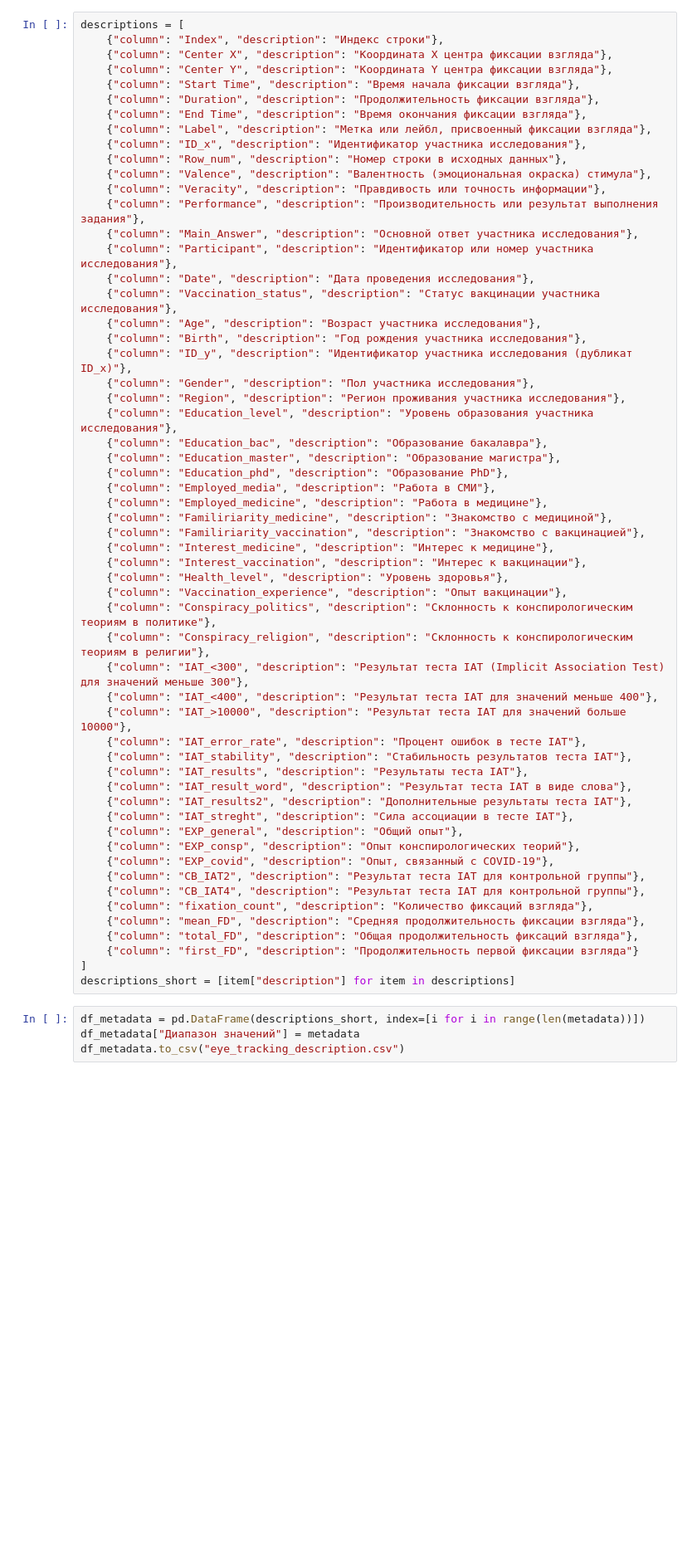
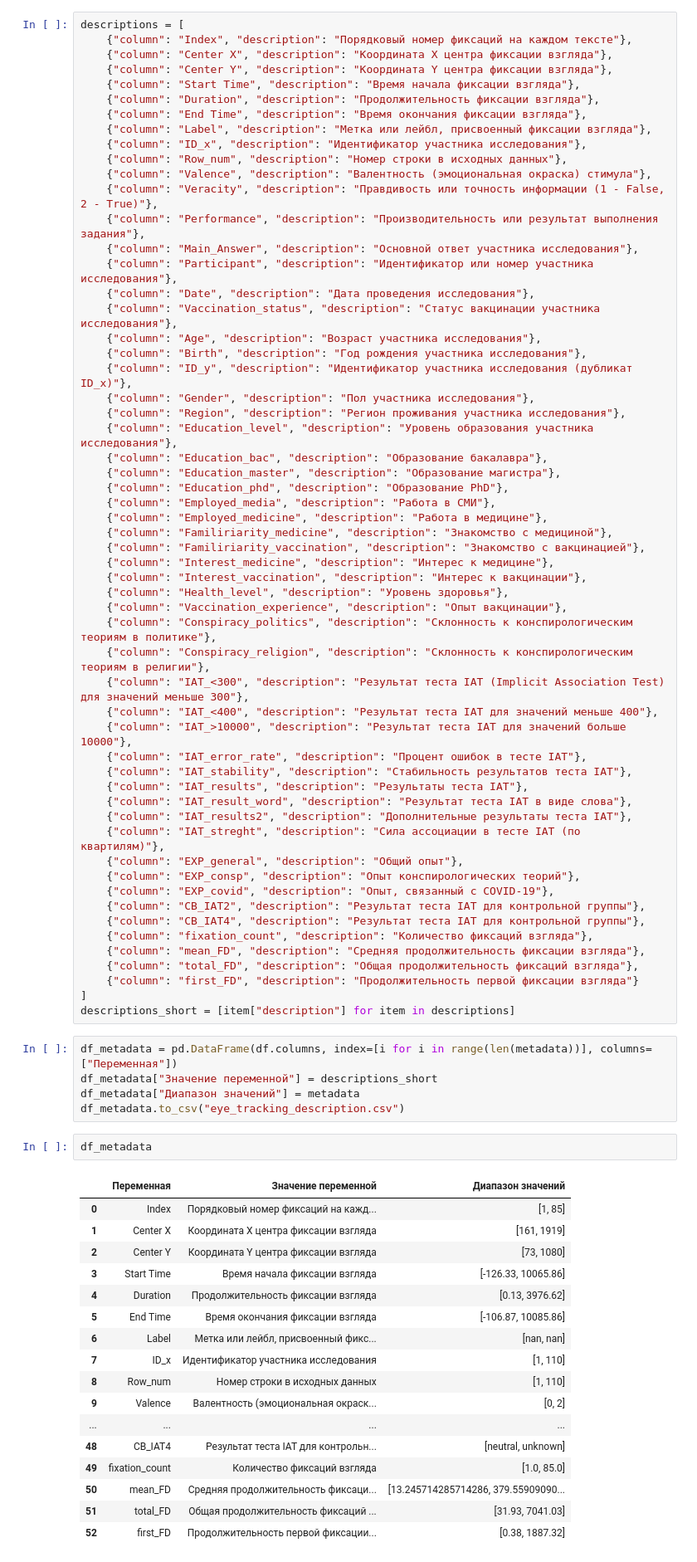
Before and after one commit to Arseniy-Polyakov/statistics, a Jupyter notebook: Statistics_HW_1.ipynb, the cells around one changed output. Shown at 83% size. Cells and saved outputs as stored; diff of their text form; blank space fills up the shorter version.

```diff
--- a/Statistics_HW_1.ipynb
+++ b/Statistics_HW_1.ipynb
@@ -41,6 +38,6 @@ metadata
 # %%
 descriptions = [
-    {"column": "Index", "description": "Индекс строки"},
+    {"column": "Index", "description": "Порядковый номер фиксаций на каждом тексте"},
     {"column": "Center X", "description": "Координата X центра фиксации взгляда"},
     {"column": "Center Y", "description": "Координата Y центра фиксации взгляда"},
     {"column": "Start Time", "description": "Время начала фиксации взгляда"},
@@ -50,7 +47,7 @@ descriptions = [
     {"column": "ID_x", "description": "Идентификатор участника исследования"},
     {"column": "Row_num", "description": "Номер строки в исходных данных"},
     {"column": "Valence", "description": "Валентность (эмоциональная окраска) стимула"},
-    {"column": "Veracity", "description": "Правдивость или точность информации"},
+    {"column": "Veracity", "description": "Правдивость или точность информации (1 - False, 2 - True)"},
     {"column": "Performance", "description": "Производительность или результат выполнения задания"},
     {"column": "Main_Answer", "description": "Основной ответ участника исследования"},
     {"column": "Participant", "description": "Идентификатор или номер участника исследования"},
@@ -83,7 +80,7 @@ descriptions = [
     {"column": "IAT_results", "description": "Результаты теста IAT"},
     {"column": "IAT_result_word", "description": "Результат теста IAT в виде слова"},
     {"column": "IAT_results2", "description": "Дополнительные результаты теста IAT"},
-    {"column": "IAT_streght", "description": "Сила ассоциации в тесте IAT"},
+    {"column": "IAT_streght", "description": "Сила ассоциации в тесте IAT (по квартилям)"},
     {"column": "EXP_general", "description": "Общий опыт"},
     {"column": "EXP_consp", "description": "Опыт конспирологических теорий"},
     {"column": "EXP_covid", "description": "Опыт, связанный с COVID-19"},
@@ -96,6 +93,27 @@ descriptions = [
 ]
 descriptions_short = [item["description"] for item in descriptions]
 # %%
-df_metadata = pd.DataFrame(descriptions_short, index=[i for i in range(len(metadata))])
+df_metadata = pd.DataFrame(df.columns, index=[i for i in range(len(metadata))], columns=["Переменная"])
+df_metadata["Значение переменной"] = descriptions_short
 df_metadata["Диапазон значений"] = metadata
 df_metadata.to_csv("eye_tracking_description.csv")
+# %%
+df_metadata
+# %% [output]
+|  | Переменная | Значение переменной | Диапазон значений |
+| 0 | Index | Порядковый номер фиксаций на кажд... | [1, 85] |
+| 1 | Center X | Координата X центра фиксации взгляда | [161, 1919] |
+| 2 | Center Y | Координата Y центра фиксации взгляда | [73, 1080] |
+| 3 | Start Time | Время начала фиксации взгляда | [-126.33, 10065.86] |
+| 4 | Duration | Продолжительность фиксации взгляда | [0.13, 3976.62] |
+| 5 | End Time | Время окончания фиксации взгляда | [-106.87, 10085.86] |
+| 6 | Label | Метка или лейбл, присвоенный фикс... | [nan, nan] |
+| 7 | ID_x | Идентификатор участника исследования | [1, 110] |
+| 8 | Row_num | Номер строки в исходных данных | [1, 110] |
+| 9 | Valence | Валентность (эмоциональная окраск... | [0, 2] |
+| ... | ... | ... | ... |
+| 48 | CB_IAT4 | Результат теста IAT для контрольн... | [neutral, unknown] |
+| 49 | fixation_count | Количество фиксаций взгляда | [1.0, 85.0] |
+| 50 | mean_FD | Средняя продолжительность фиксаци... | [13.245714285714286, 379.55909090... |
+| 51 | total_FD | Общая продолжительность фиксаций ... | [31.93, 7041.03] |
+| 52 | first_FD | Продолжительность первой фиксации... | [0.38, 1887.32] |
```
Also changed, not shown: parts of 3 cells of this notebook.
